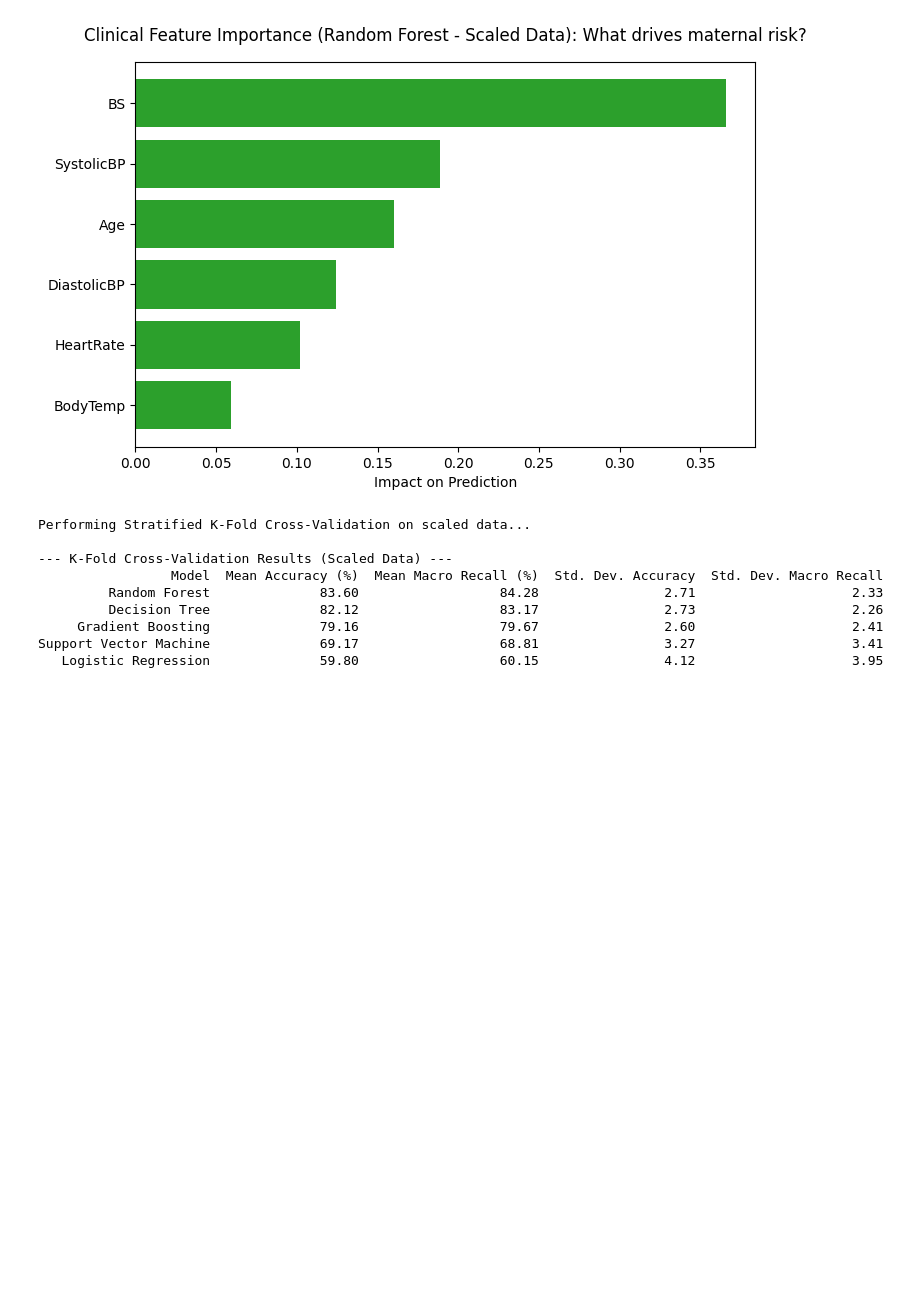
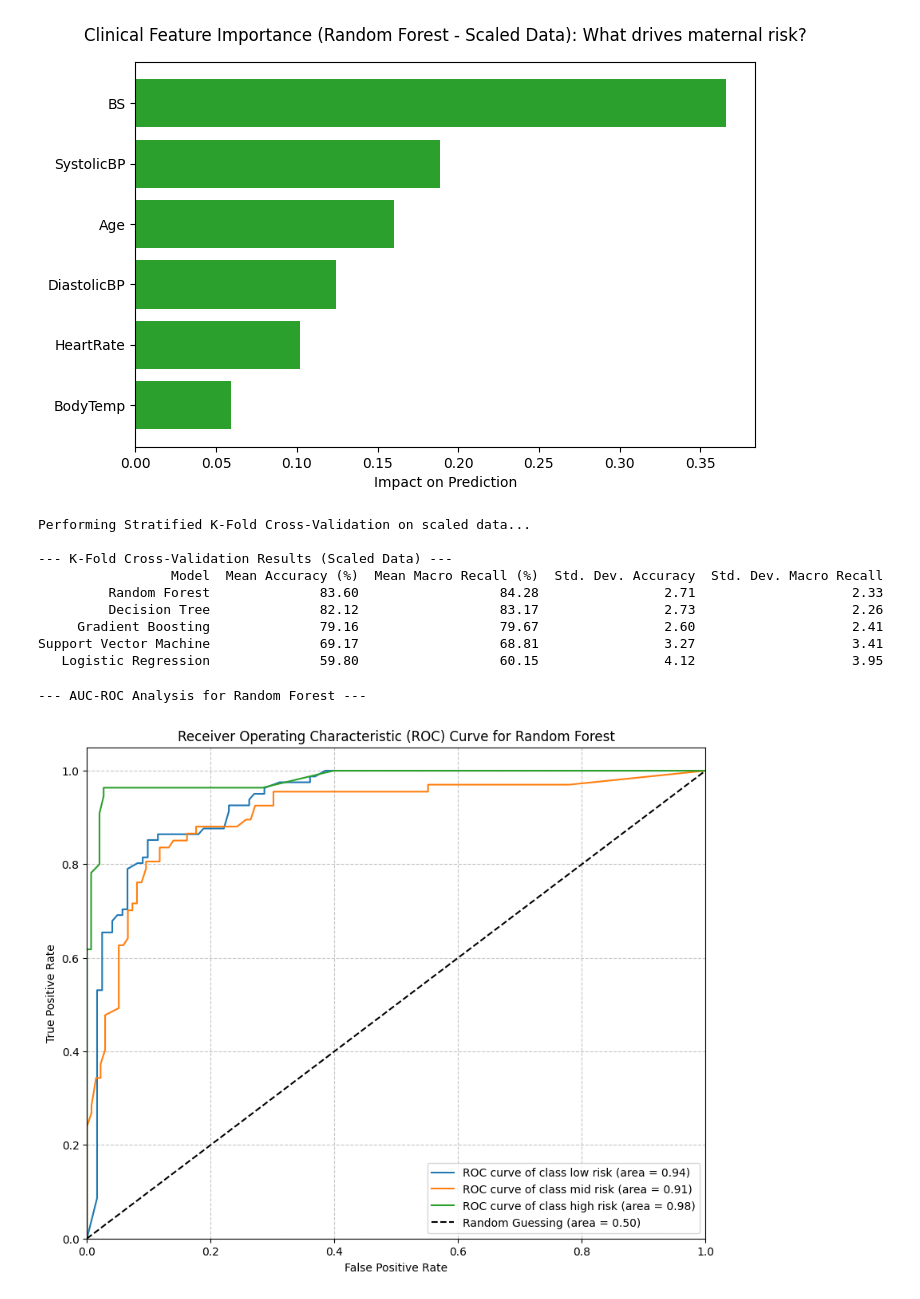
Before and after one commit to mahmooda23/Early-Risk-Stratification-of-Maternal-Complications-during-Pregnancy-, a Jupyter notebook: predict_risk_during_pregnancy.ipynb, the cells around one changed output. Cells and saved outputs as stored; diff of their text form; code cells hidden in the pictures; blank space fills up the shorter version.

```diff
--- a/predict_risk_during_pregnancy.ipynb
+++ b/predict_risk_during_pregnancy.ipynb
@@ -438,3 +440,39 @@ Performing Stratified K-Fold Cross-Validation on scaled data...
      Gradient Boosting              79.16                  79.67                2.60                    2.41
 Support Vector Machine              69.17                  68.81                3.27                    3.41
    Logistic Regression              59.80                  60.15                4.12                    3.95
+# %%
+
+
+print(f"--- AUC-ROC Analysis for {best_model_name_scaled} ---")
+
+# Ensure the best_model_scaled is the Random Forest Classifier
+# Assuming `best_model_scaled` is already the trained Random Forest model
+# Get predicted probabilities for each class
+y_pred_proba_scaled = best_model_scaled.predict_proba(X_test_scaled_df)
+
+# Binarize the true labels for multi-class AUC calculation
+# Map back to 'low risk', 'mid risk', 'high risk' for correct ordering in label_binarize
+risk_level_reverse_mapping = {0: 'low risk', 1: 'mid risk', 2: 'high risk'}
+y_test_labels = y_test.map(risk_level_reverse_mapping)
+class_labels = ['low risk', 'mid risk', 'high risk']
+y_test_binarized = label_binarize(y_test_labels, classes=class_labels)
+
+# Compute ROC curve and AUC for each class
+plt.figure(figsize=(10, 8))
+for i, class_label in enumerate(class_labels):
+    fpr, tpr, _ = roc_curve(y_test_binarized[:, i], y_pred_proba_scaled[:, i])
+    roc_auc = auc(fpr, tpr)
+    plt.plot(fpr, tpr, label=f'ROC curve of class {class_label} (area = {roc_auc:.2f})')
+
+plt.plot([0, 1], [0, 1], 'k--', label='Random Guessing (area = 0.50)')
+plt.xlim([0.0, 1.0])
+plt.ylim([0.0, 1.05])
+plt.xlabel('False Positive Rate')
+plt.ylabel('True Positive Rate')
+plt.title(f'Receiver Operating Characteristic (ROC) Curve for {best_model_name_scaled}')
+plt.legend(loc="lower right")
+plt.grid(True, linestyle='--', alpha=0.7)
+plt.show()
+# %% [output]
+--- AUC-ROC Analysis for Random Forest ---
+[figure, added]
```
Also changed, not shown: parts of 1 cell of this notebook.
